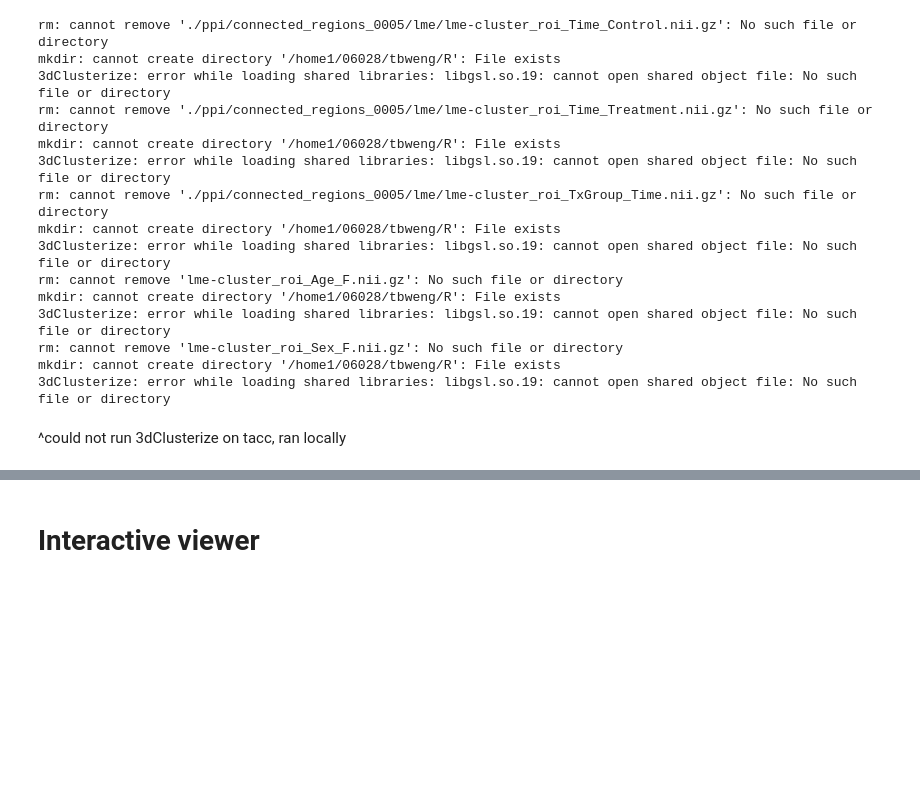
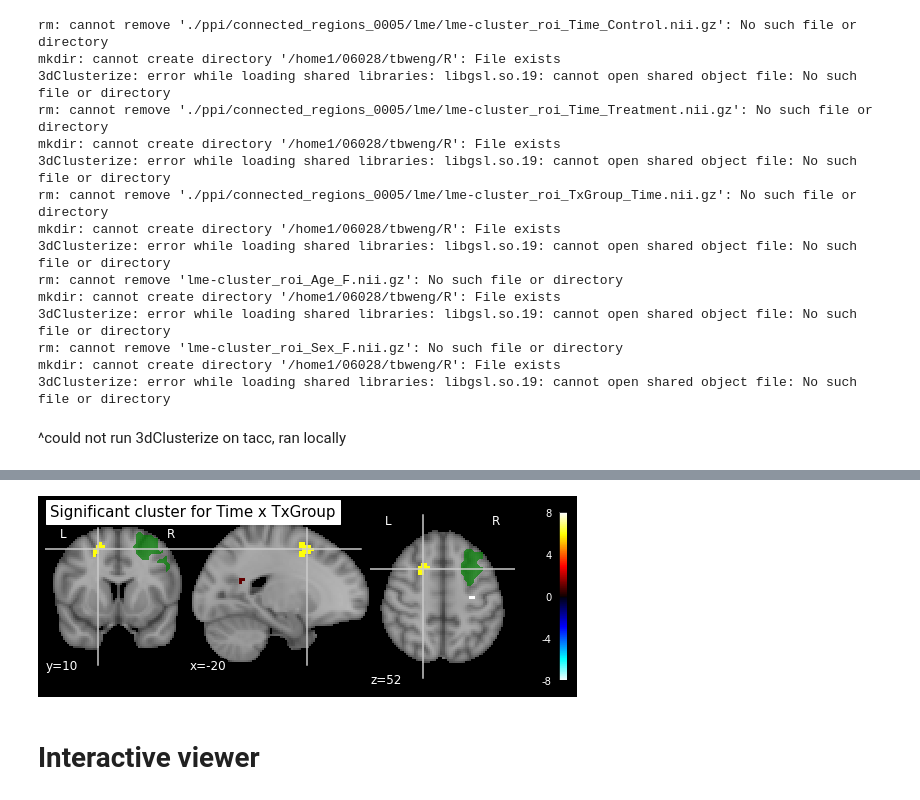
Before and after one commit to tbweng/lllt, a Jupyter notebook: lme.ipynb, the cells around one changed output, grey strips where cells are left out. Cells and saved outputs as stored; diff of their text form; code cells hidden in the pictures; blank space fills up the shorter version.

```diff
--- a/lme.ipynb
+++ b/lme.ipynb
@@ -394,3 +376,14 @@ plotting.plot_stat_map(
+# %%
+lme_image = './ppi/connected_regions_0005/lme/lme-cluster_roi_Time_TxGroup_F.nii.gz'
+display = plotting.plot_stat_map(
+            lme_image,
+            black_bg=True,
+            title=f'Significant cluster for Time x TxGroup',
+            cut_coords = [-20, 10, 52],
+            symmetric_cbar=True)
+display.add_contours('connected_regions_0005_bin.nii.gz', colors='g', alpha = .7, levels = [.5], filled = True)
+# %% [output]
+[figure, added]
 # %% [markdown]
 # Interactive viewer
 # %%
```
Also changed, not shown: parts of 2 cells of this notebook.
